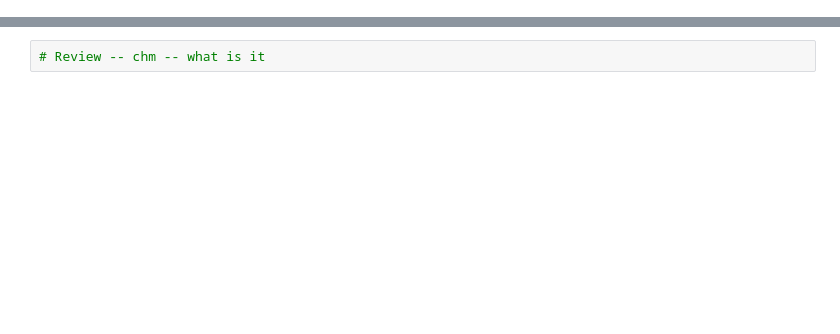
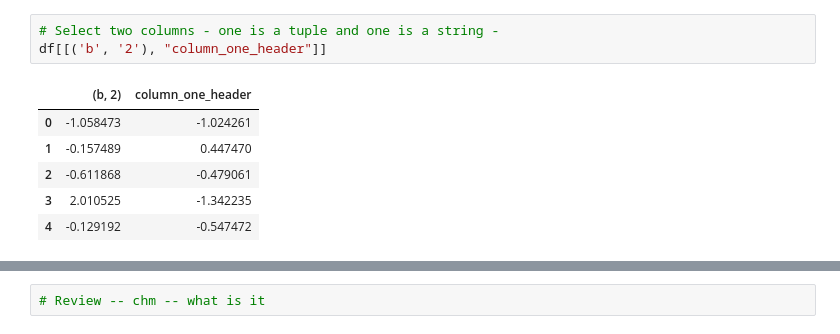
Before and after one commit to earthlab-education/ea-python-spring-2020-course-notebooks, a Jupyter notebook: in-class-demos/wk04-uncertainty-lidar-raster-vector.ipynb, the cells around one changed output, grey strips where cells are left out. Saved outputs shown, nothing was run; the diff lists cells and outputs as text; blank space fills up the shorter version.

```diff
--- a/in-class-demos/wk04-uncertainty-lidar-raster-vector.ipynb
+++ b/in-class-demos/wk04-uncertainty-lidar-raster-vector.ipynb
@@ -21,0 +62,10 @@ os.chdir(os.path.join(et.io.HOME, "earth-analytics"))
+# %%
+# Select two columns - one is a tuple and one is a string -
+df[[('b', '2'), "column_one_header"]]
+# %% [output]
+|  | (b, 2) | column_one_header |
+| 0 | -1.058473 | -1.024261 |
+| 1 | -0.157489 | 0.447470 |
+| 2 | -0.611868 | -0.479061 |
+| 3 | 2.010525 | -1.342235 |
+| 4 | -0.129192 | -0.547472 |
```
Also changed, not shown: parts of 14 cells of this notebook.
